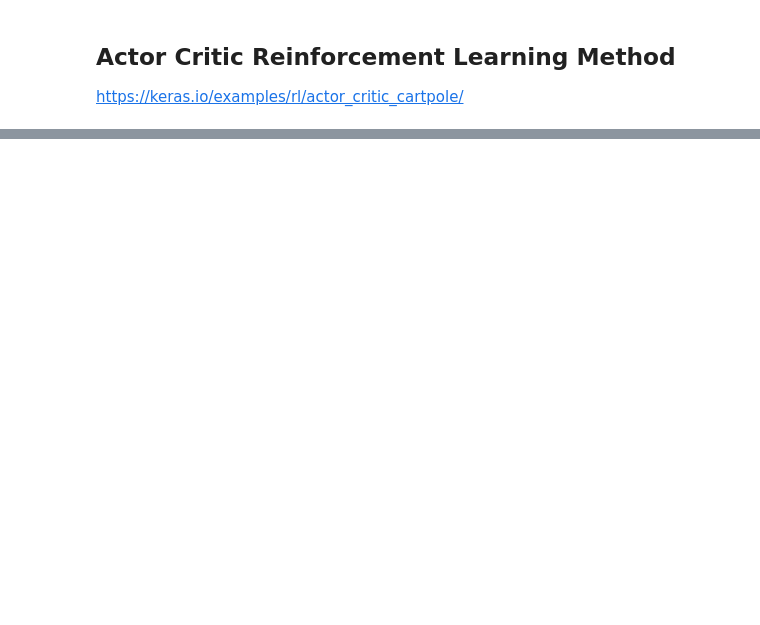
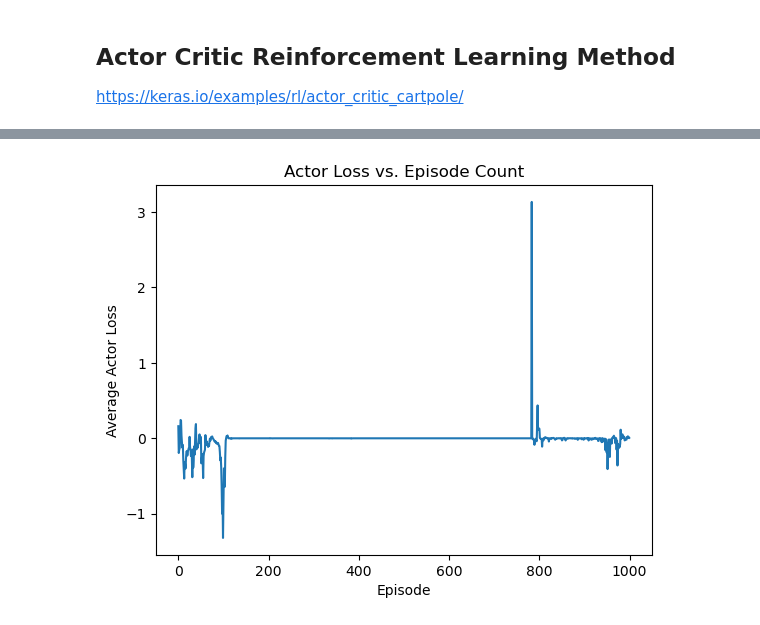
Before and after one commit to Clarissa-N/Project-4-AI-Blackjack, a Jupyter notebook: Blackjack/blackjack_ac_rl.ipynb, the cells around one changed output, grey strips where cells are left out. Saved outputs shown, nothing was run; the diff lists cells and outputs as text; code cells hidden in the pictures; blank space fills up the shorter version.

```diff
--- a/Blackjack/blackjack_ac_rl.ipynb
+++ b/Blackjack/blackjack_ac_rl.ipynb
@@ -150,0 +200,9 @@ Average Critic Loss: 0.2976
+# %%
+# Plot Actor Loss
+plt.plot(range(episode_count), actor_losses_history)
+plt.xlabel('Episode')
+plt.ylabel('Average Actor Loss')
+plt.title('Actor Loss vs. Episode Count')
+plt.show()
+# %% [output]
+[figure, added]
```
Also changed, not shown: parts of 7 cells of this notebook, 1 other file.
